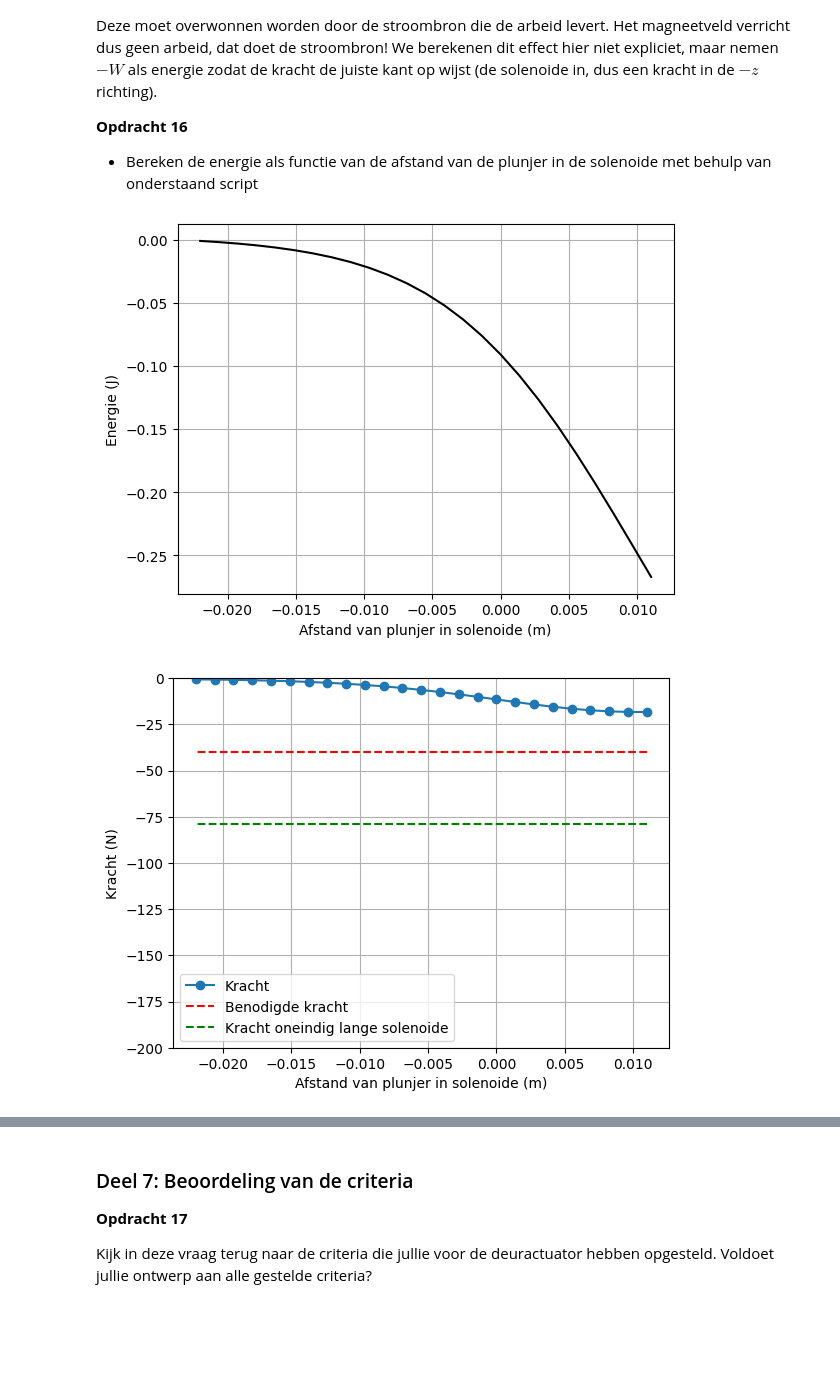
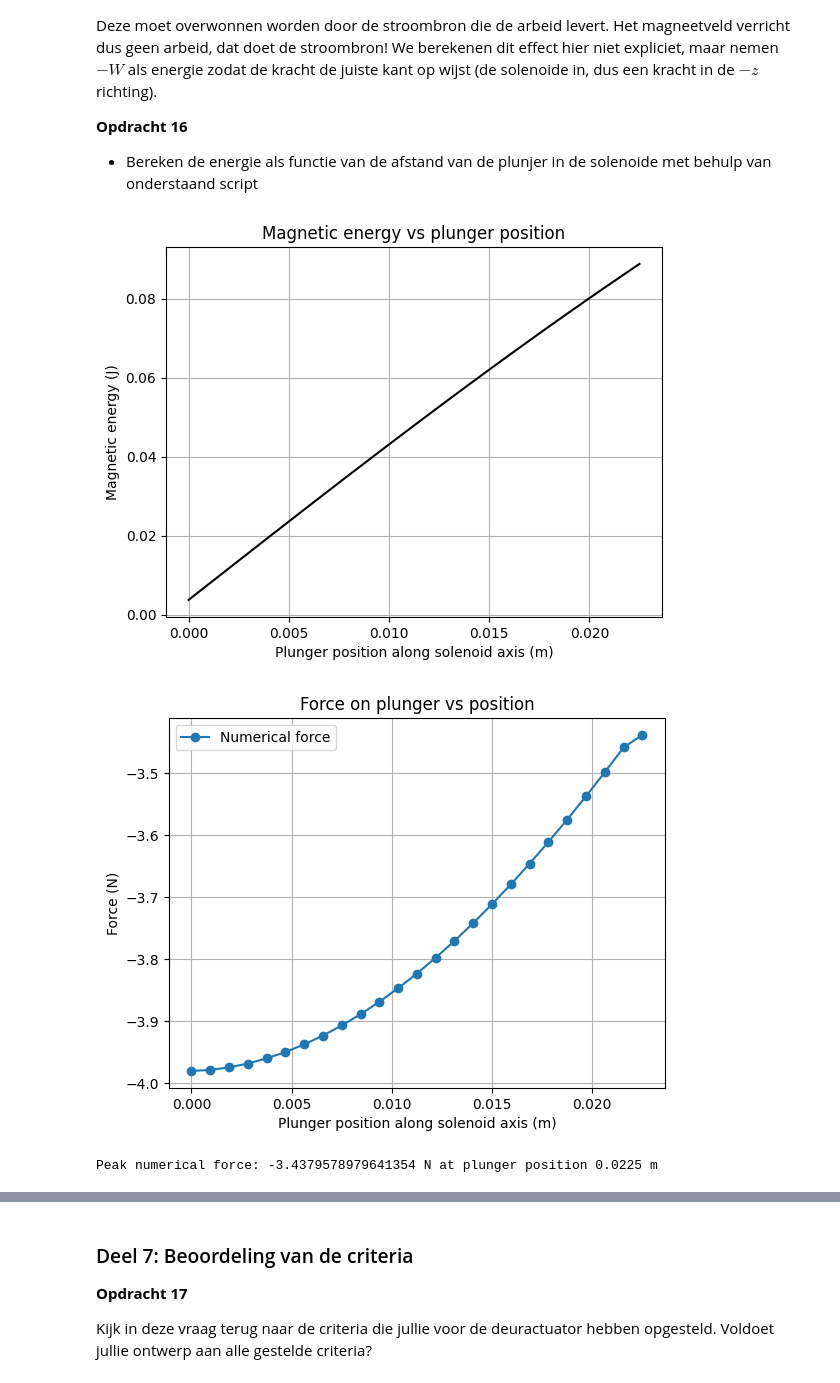
Before and after one commit to pieterbroerse/opdrachten-DEF-D, a Jupyter notebook: DigitaleOntwerpopdrachten/2KrachtactuatorOpdracht/KrachtactuatorOpdracht.ipynb, the cells around one changed output, grey strips where cells are left out. Drawn from its saved outputs; the diff is of its cells as text; code cells hidden in the pictures; blank space fills up the shorter version.

```diff
--- a/DigitaleOntwerpopdrachten/2KrachtactuatorOpdracht/KrachtactuatorOpdracht.ipynb
+++ b/DigitaleOntwerpopdrachten/2KrachtactuatorOpdracht/KrachtactuatorOpdracht.ipynb
@@ -336,15 +382,16 @@ Nu gaan we met behulp van de numerieke implementatie van de wet van Biot-Savart
 
 Deze opdracht kan ook gemaakt worden met het gebruik van for loops, De akauze voor methode is aan jullie.
 # %%
+# Opdracht 12 - Numerical integration of Biot-Savart law
+
 I = 6
-L_draad = l_draad_deuropener
+L_wire = 10  # m, much larger than r=0.1m to approximate infinite wire
 N = 1000
 r_field = np.array([0.1, 0, 0])
+z_sources = np.linspace(-L_wire/2, L_wire/2, N)
+dl = np.array([0, 0, L_wire/N])
 
-z_sources = np.linspace(-L_draad/2, L_draad/2, N)
-dl = np.array([0, 0, L_draad/N])
-
-dH_contributions = np.array([field_current_element(r_field, np.array([0, 0, z]), dl) for z in z_sources])
+dH_contributions = np.array([field_current_element(r_field, np.array([0, 0, z]), dl, I) for z in z_sources])
 
 H_y = np.sum(dH_contributions[:, 1])
 analytical = I / (2 * np.pi * 0.1)
@@ -352,9 +399,10 @@ analytical = I / (2 * np.pi * 0.1)
 plt.plot(z_sources, dH_contributions[:, 1])
 plt.xlabel('z (m)')
 plt.ylabel('dH_y (A/m)')
+plt.title('Contributions to H_y along the wire')
 plt.grid(True)
 plt.show()
 
-print('Numerical: ' + str(round(H_y, 4)) + ' A/m')
+print('Numerical:  ' + str(round(H_y, 4)) + ' A/m')
 print('Analytical: ' + str(round(analytical, 4)) + ' A/m')
 # %% [output]
@@ -514,35 +596,59 @@ Zoals je uit je berekening voor het $\mathbf{H}$ kan zien is de energie van de p
 
 * Bereken de energie als functie van de afstand van de plunjer in de solenoide met behulp van onderstaand script
 # %%
-# Opdracht 16
-mu_r = 1000
+mu_0 = 4 * np.pi * 1e-7       # Vacuum permeability
+mu_r = 1000                    # Relative permeability of iron plunger
 
-# Flip H_ax so cumsum goes from outside inward
-H_ax_in = np.flipud(H_ax)  # now index 0 = outside, index -1 = centre
+# z-axis along solenoid (0 = outside, 1.5*L_sol = beyond center)
+n_ax = 25
+z_axis = np.linspace(0, 1.5 * L_sol, n_ax)  # m
 
-dz = z_ax[1] - z_ax[0]  # positive step
-Wz = -0.5 * mu_0 * mu_r * np.pi * r_sol**2 * np.cumsum(H_ax_in**2) * dz
+# dl vectors along wire
+dl_vectors = np.column_stack((np.diff(x), np.diff(y), np.diff(z)))
+r_sources = np.column_stack(((x[:-1]+x[1:])/2,
+                             (y[:-1]+y[1:])/2,
+                             (z[:-1]+z[1:])/2))
 
+H_axis = np.zeros(n_ax)
+
+# Compute H_z at each point along axis using Biot-Savart
+for i_field in range(n_ax):
+    r_field = np.array([0, 0, z_axis[i_field]])
+    H_total = np.zeros(3)
+    for i_source in range(len(r_sources)):
+        H_total += field_current_element(r_field, r_sources[i_source], dl_vectors[i_source], I)
+    H_axis[i_field] = H_total[2]
+
+# Compute cumulative magnetic energy (always positive)
+dz = z_axis[1] - z_axis[0]
+Wz = 0.5 * mu_0 * mu_r * np.pi * r_sol**2 * np.cumsum(H_axis**2) * dz
+
+# Compute force as negative gradient of energy
+force_numerical = -np.gradient(Wz, dz)
+
+# Plot magnetic energy vs plunger position
 plt.figure()
-plt.plot(L_sol/2 - z_ax, np.flipud(Wz), '-k')
-plt.xlabel('Afstand van plunjer in solenoide (m)')
-plt.ylabel('Energie (J)')
+plt.plot(z_axis, Wz, '-k')
+plt.xlabel('Plunger position along solenoid axis (m)')
+plt.ylabel('Magnetic energy (J)')
+plt.title('Magnetic energy vs plunger position')
 plt.grid()
 plt.show()
 
-force_analytical = -0.5 * mu_0 * (mu_r - 1) * np.pi * r_sol**2 * (spoed * I)**2
-force_numerical  = -np.gradient(np.flipud(Wz), z_ax)
-
+# Plot force vs plunger position
 plt.figure()
-plt.plot(L_sol/2 - z_ax, force_numerical, '-o', label='Kracht')
-plt.plot(L_sol/2 - z_ax, -40*np.ones(n_ax), '--r', label='Benodigde kracht')
-plt.plot(L_sol/2 - z_ax, force_analytical*np.ones(n_ax), '--g', label='Kracht oneindig lange solenoide')
-plt.xlabel('Afstand van plunjer in solenoide (m)')
-plt.ylabel('Kracht (N)')
+plt.plot(z_axis, force_numerical, '-o', label='Numerical force')
+plt.xlabel('Plunger position along solenoid axis (m)')
+plt.ylabel('Force (N)')
+plt.title('Force on plunger vs position')
 plt.grid()
 plt.legend()
-plt.ylim([-200, 0])
 plt.show()
+
+# Print peak numerical force and its position
+peak_idx = np.argmax(force_numerical)
+print('Peak numerical force:', force_numerical[peak_idx], 'N at plunger position', z_axis[peak_idx], 'm')
 # %% [output]
-[figure, old version]
+[figure, new version]
-[figure, old version]
+[figure, new version]
+Peak numerical force: -3.4379578979641354 N at plunger position 0.0225 m
```
Also changed, not shown: parts of 20 cells of this notebook, 1 other file.
